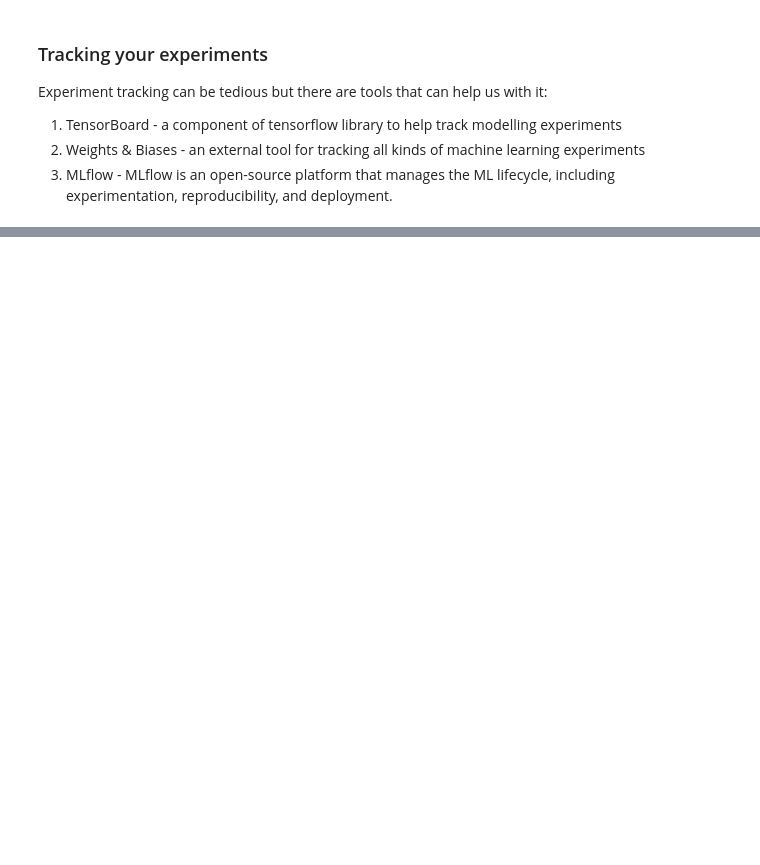
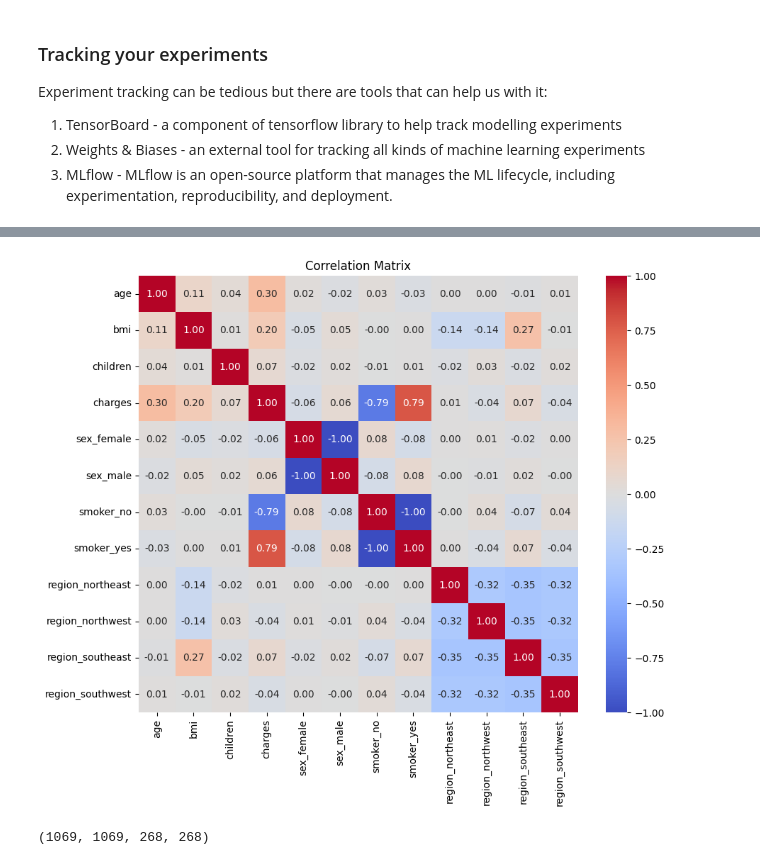
Before and after one commit to AkhilTrivedi1998/Tensorflow_practice, a Jupyter notebook: Neural-Network-Regression/Neural_Network_Regression.ipynb, the cells around one changed output, grey strips where cells are left out. Saved outputs shown, nothing was run; the diff lists cells and outputs as text; code cells hidden in the pictures; blank space fills up the shorter version.

```diff
--- a/Neural-Network-Regression/Neural_Network_Regression.ipynb
+++ b/Neural-Network-Regression/Neural_Network_Regression.ipynb
@@ -609,0 +778,2 @@ Experiment tracking can be tedious but there are tools that can help us with it:
+# %%
+insurance = insurance.drop_duplicates()
@@ -609,0 +811,3 @@ Experiment tracking can be tedious but there are tools that can help us with it:
+# %%
+categorical_columns = insurance.select_dtypes(include=['object']).columns.tolist()
+categorical_columns
@@ -609,0 +816,2 @@ Experiment tracking can be tedious but there are tools that can help us with it:
+# %%
+insurance = pd.get_dummies(insurance, columns=categorical_columns, dtype=int)
@@ -609,0 +844,20 @@ Experiment tracking can be tedious but there are tools that can help us with it:
+# %%
+corr_matrix = insurance.corr()
+# %%
+plt.figure(figsize=(10, 8))
+sns.heatmap(corr_matrix, annot=True, cmap='coolwarm', fmt='.2f', vmin=-1, vmax=1, center=0)
+plt.title('Correlation Matrix')
+plt.show()
+# %% [output]
+[figure, added]
+# %%
+from sklearn.model_selection import train_test_split
+
+X = insurance.drop(['charges'], axis=1)
+y = insurance['charges']
+
+X_train, X_test, y_train, y_test = train_test_split(X, y, test_size=0.2, random_state=42)
+
+len(X_train), len(y_train), len(X_test), len(y_test)
+# %% [output]
+(1069, 1069, 268, 268)
```
Also changed, not shown: parts of 74 cells of this notebook.
